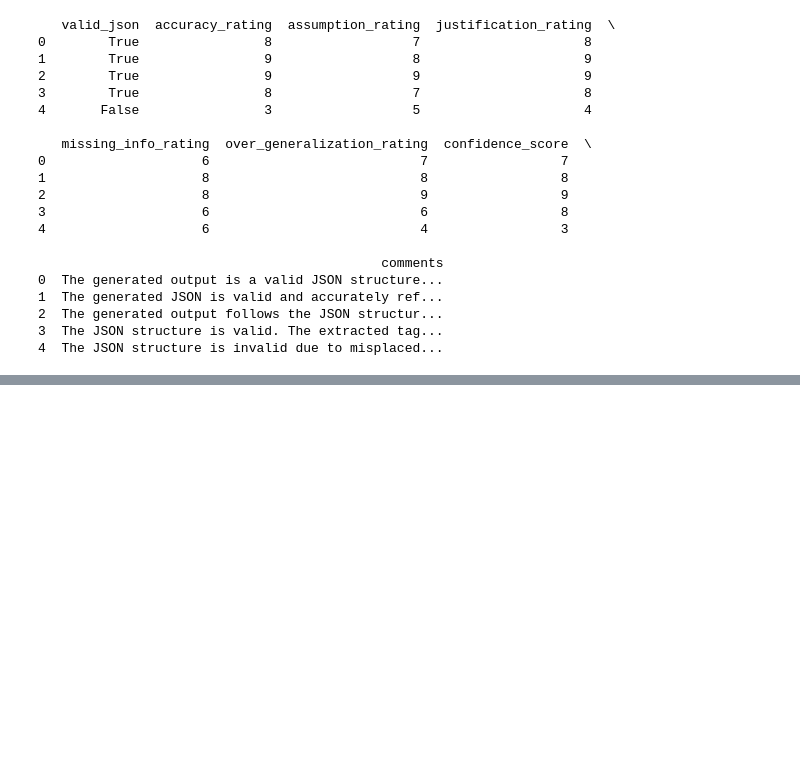
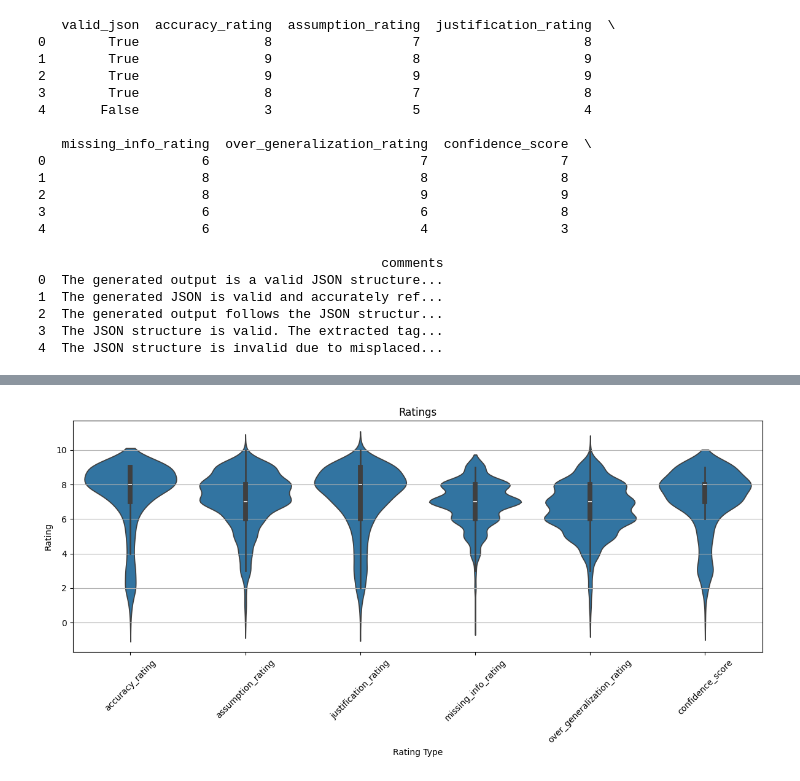
Before and after one commit to Knaeckebrothero/Recruiting-Algorithm, a Jupyter notebook: dwh/etl/aggregation/benchmarks/evaluate_outcome.ipynb, the cells around one changed output, grey strips where cells are left out. Saved outputs shown, nothing was run; the diff lists cells and outputs as text; code cells hidden in the pictures; blank space fills up the shorter version.

```diff
--- a/dwh/etl/aggregation/benchmarks/evaluate_outcome.ipynb
+++ b/dwh/etl/aggregation/benchmarks/evaluate_outcome.ipynb
@@ -175,0 +217,17 @@ plt.show()
+# %%
+import seaborn as sns
+
+
+# Convert DataFrame to long format for Seaborn
+melted_data = data.melt(value_vars=columns_to_plot, var_name='Rating Type', value_name='Rating')
+
+# Plotting the violin plot
+plt.figure(figsize=(12, 6))
+sns.violinplot(x='Rating Type', y='Rating', data=melted_data, inner='box', density_norm='width')
+plt.title('Ratings')
+plt.xticks(rotation=45)
+plt.grid(axis='y')
+plt.tight_layout()
+plt.show()
+# %% [output]
+[figure, added]
```
Also changed, not shown: parts of 3 cells of this notebook.
